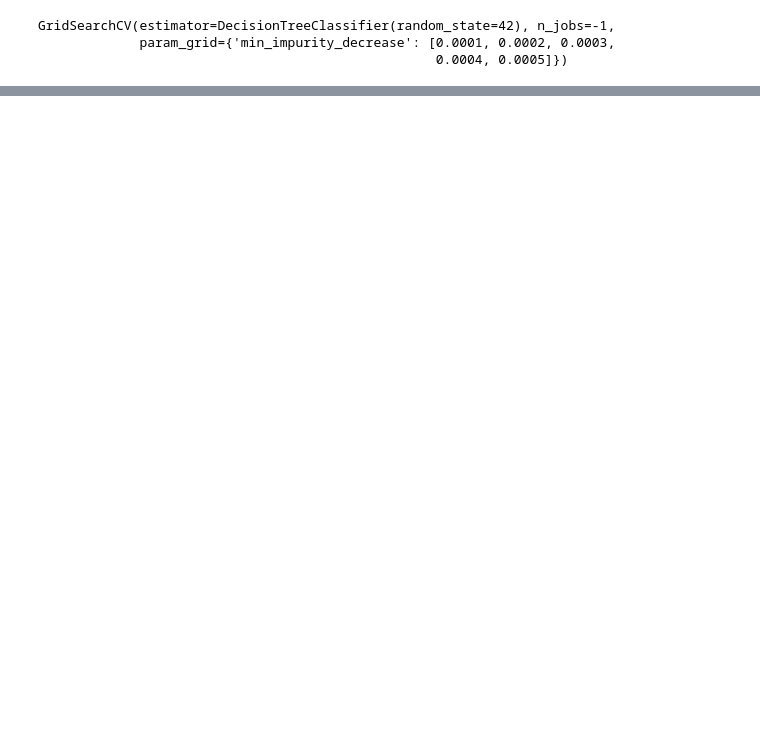
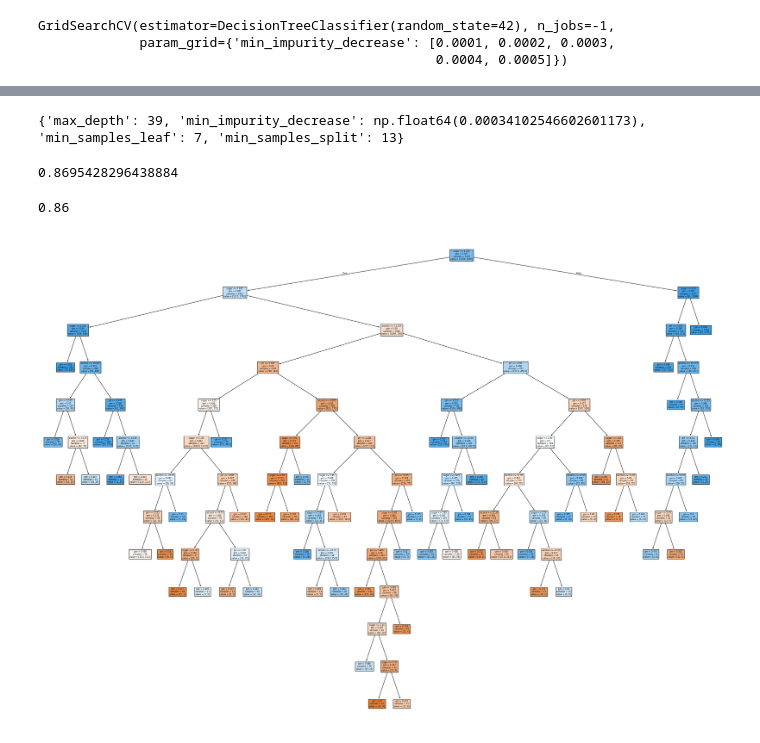
Before and after one commit to shuken1019/Python25study, a Jupyter notebook: 05_02_교차검증_그리드서치.ipynb, the cells around one changed output, grey strips where cells are left out. Drawn from its saved outputs; the diff is of its cells as text; code cells hidden in the pictures; blank space fills up the shorter version.

```diff
--- a/05_02_교차검증_그리드서치.ipynb
+++ b/05_02_교차검증_그리드서치.ipynb
@@ -173,0 +276,16 @@ print(f"최적의 매개변수: {gs.best_params_}")#암기
+# %%
+#탐색할 매개변수의 딕셔너리를 만들어봄
+#min_samples_leaf을 탐색 대상에 추가(랜덤값을 하이퍼파라이터값으로 적용)
+params={'min_impurity_decrease': uniform(0.0001,0.001),# 0.00001 ~ 0.001의 실수값
+        'max_depth':randint(20,50),# 20~50사이의 정수
+        'min_samples_split':randint(2,25),# 2~25사이의 정수
+        'min_samples_leaf':randint(1,25),# 1~25사이의 정수
+        #리프 노드가 되기 위한 최소 샘플 개수(자식노드의 샘플수가 이값보다 작으면 분할하지 않는다)
+}
+# %%
+#어차피 하이퍼파라미터의 매개값을 랜덤으로 하기로 했으니 검증하는 cv클래스도 랜덤용으로 사용해보자
+#샘플링 횟수는 사이킷런의 랜덤 서치 클래스인 RandomizedSearchCV의 n_iter 매개변수에 지정
+from sklearn.model_selection import RandomizedSearchCV
+gs=RandomizedSearchCV(DecisionTreeClassifier(random_state=42),params, n_iter=100, n_jobs=-1, random_state=42)
+#n_iter=100 총 100번을 샘플링하여 교차 검증을 수행(최적의 매개변수 조합을 찾음)
+gs.fit(train_input,train_target)
@@ -173,0 +300,26 @@ print(f"최적의 매개변수: {gs.best_params_}")#암기
+# %%
+print(gs.best_params_)#결과 최적의 매개변수 조합을 찾음
+# {'max_depth': 39, 'min_impurity_decrease': 0.00034102546602601173,
+#  'min_samples_leaf': 7, 'min_samples_split': 13}
+# %% [output]
+{'max_depth': 39, 'min_impurity_decrease': np.float64(0.00034102546602601173), 'min_samples_leaf': 7, 'min_samples_split': 13}
+# %%
+print(np.max(gs.cv_results_['mean_test_score']))#최고의 교차 검증 점수 확인
+#86.95%검증점수
+# %% [output]
+0.8695428296438884
+# %%
+dt=gs.best_estimator_
+#최종 모델로 결정하고 테스트 세트의 성능을 확인
+print(dt.score(test_input,test_target))# 검증점수 86.95% , 테스트점수 86.00%
+# %% [output]
+0.86
+# %%
+import matplotlib.pyplot as plt
+from sklearn.tree import plot_tree
+
+plt.figure(figsize=(35,25))
+plot_tree(dt, feature_names=['alcohol','sugar','pH'], filled=True)
+plt.show()
+# %% [output]
+[figure, added]
```
Also changed, not shown: parts of 19 cells of this notebook.
